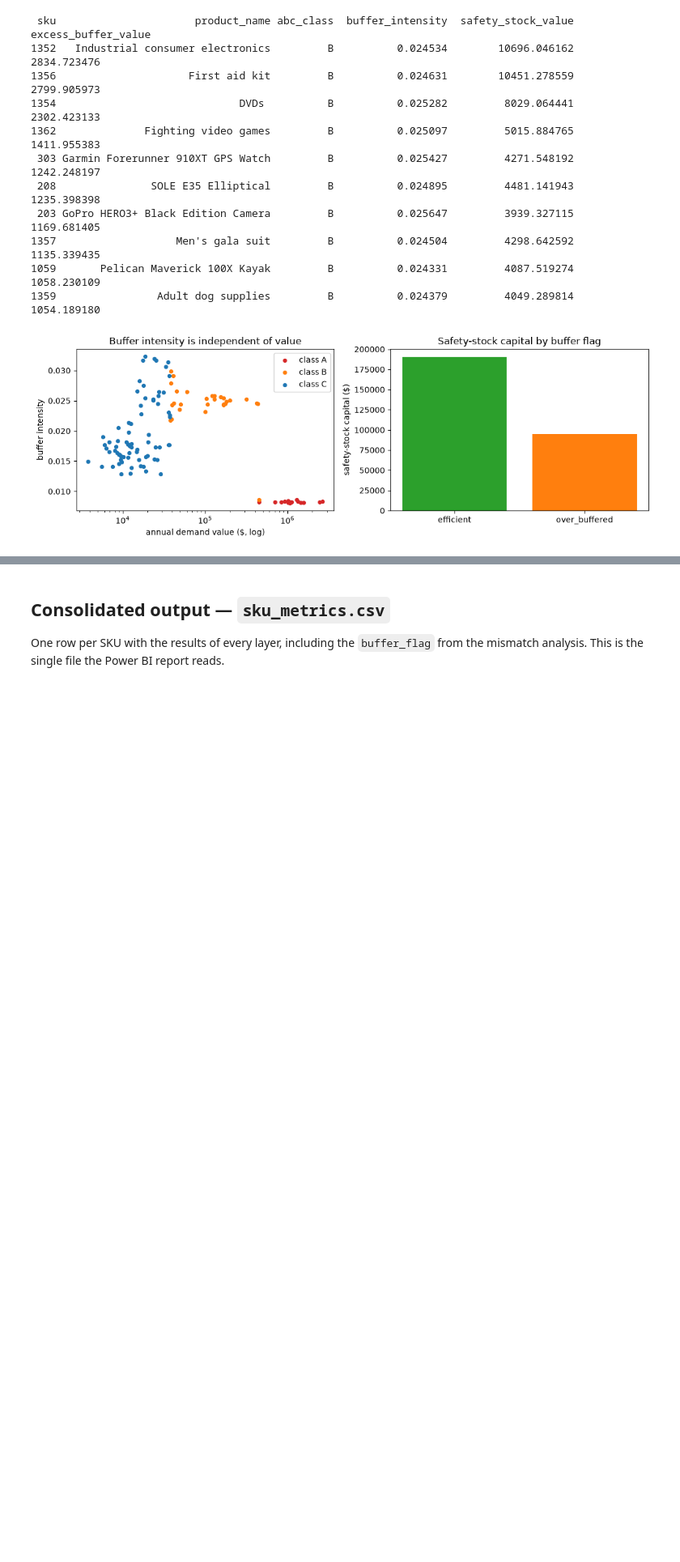
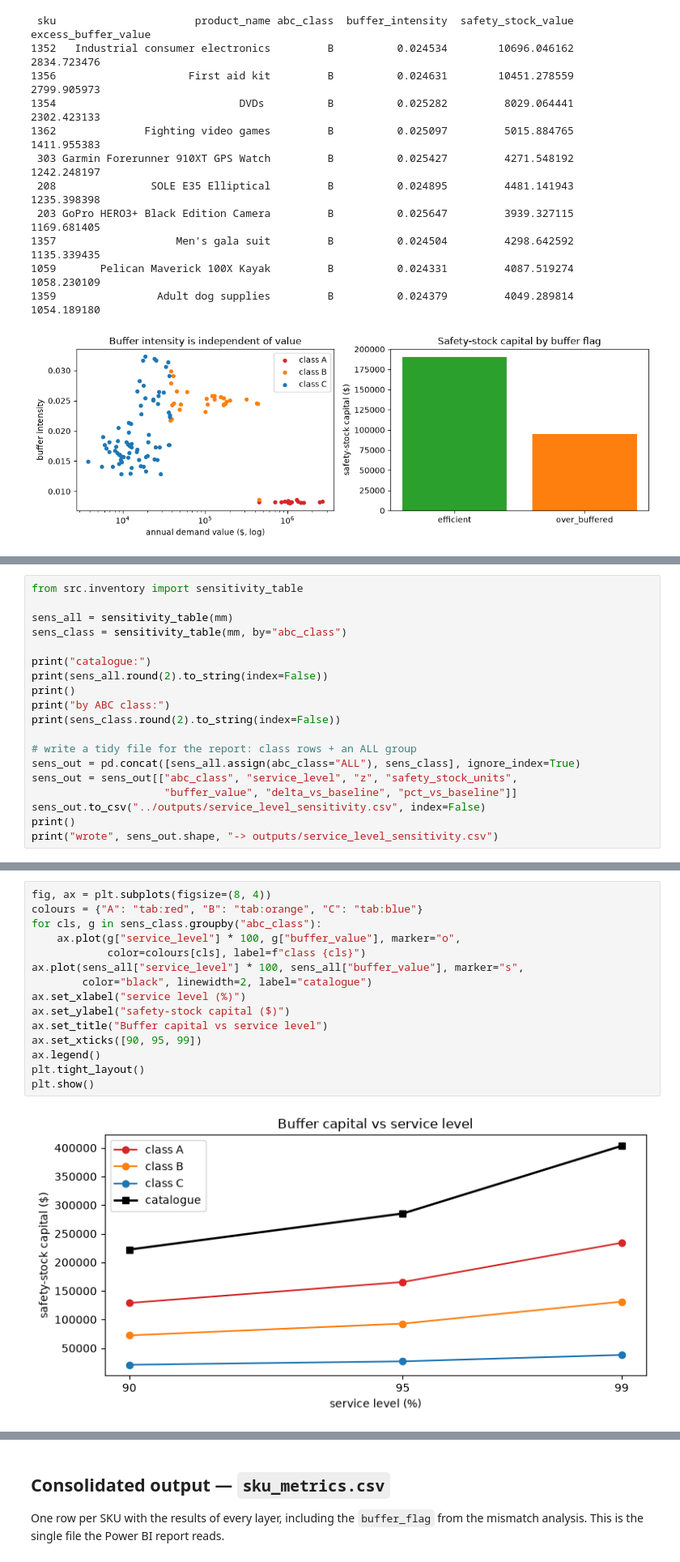
Before and after one commit to GireesheePendela/dataco-inventory-analysis, a Jupyter notebook: notebooks/analysis.ipynb, the cells around one changed output, grey strips where cells are left out. Shown at 81% size. Saved outputs shown, nothing was run; the diff lists cells and outputs as text; blank space fills up the shorter version.

Commit message:
Add sensitivity analysis and write service_level_sensitivity.csv

```diff
--- a/notebooks/analysis.ipynb
+++ b/notebooks/analysis.ipynb
@@ -817,0 +823,19 @@ plt.show()
+# %%
+from src.inventory import sensitivity_table
+
+sens_all = sensitivity_table(mm)
+sens_class = sensitivity_table(mm, by="abc_class")
+
+print("catalogue:")
+print(sens_all.round(2).to_string(index=False))
+print()
+print("by ABC class:")
+print(sens_class.round(2).to_string(index=False))
+
+# write a tidy file for the report: class rows + an ALL group
+sens_out = pd.concat([sens_all.assign(abc_class="ALL"), sens_class], ignore_index=True)
+sens_out = sens_out[["abc_class", "service_level", "z", "safety_stock_units",
+                     "buffer_value", "delta_vs_baseline", "pct_vs_baseline"]]
+sens_out.to_csv("../outputs/service_level_sensitivity.csv", index=False)
+print()
+print("wrote", sens_out.shape, "-> outputs/service_level_sensitivity.csv")
@@ -817,0 +862,17 @@ plt.show()
+# %%
+fig, ax = plt.subplots(figsize=(8, 4))
+colours = {"A": "tab:red", "B": "tab:orange", "C": "tab:blue"}
+for cls, g in sens_class.groupby("abc_class"):
+    ax.plot(g["service_level"] * 100, g["buffer_value"], marker="o",
+            color=colours[cls], label=f"class {cls}")
+ax.plot(sens_all["service_level"] * 100, sens_all["buffer_value"], marker="s",
+        color="black", linewidth=2, label="catalogue")
+ax.set_xlabel("service level (%)")
+ax.set_ylabel("safety-stock capital ($)")
+ax.set_title("Buffer capital vs service level")
+ax.set_xticks([90, 95, 99])
+ax.legend()
+plt.tight_layout()
+plt.show()
+# %% [output]
+[figure, added]
```
Also changed, not shown: parts of 3 cells of this notebook, 2 other files.
